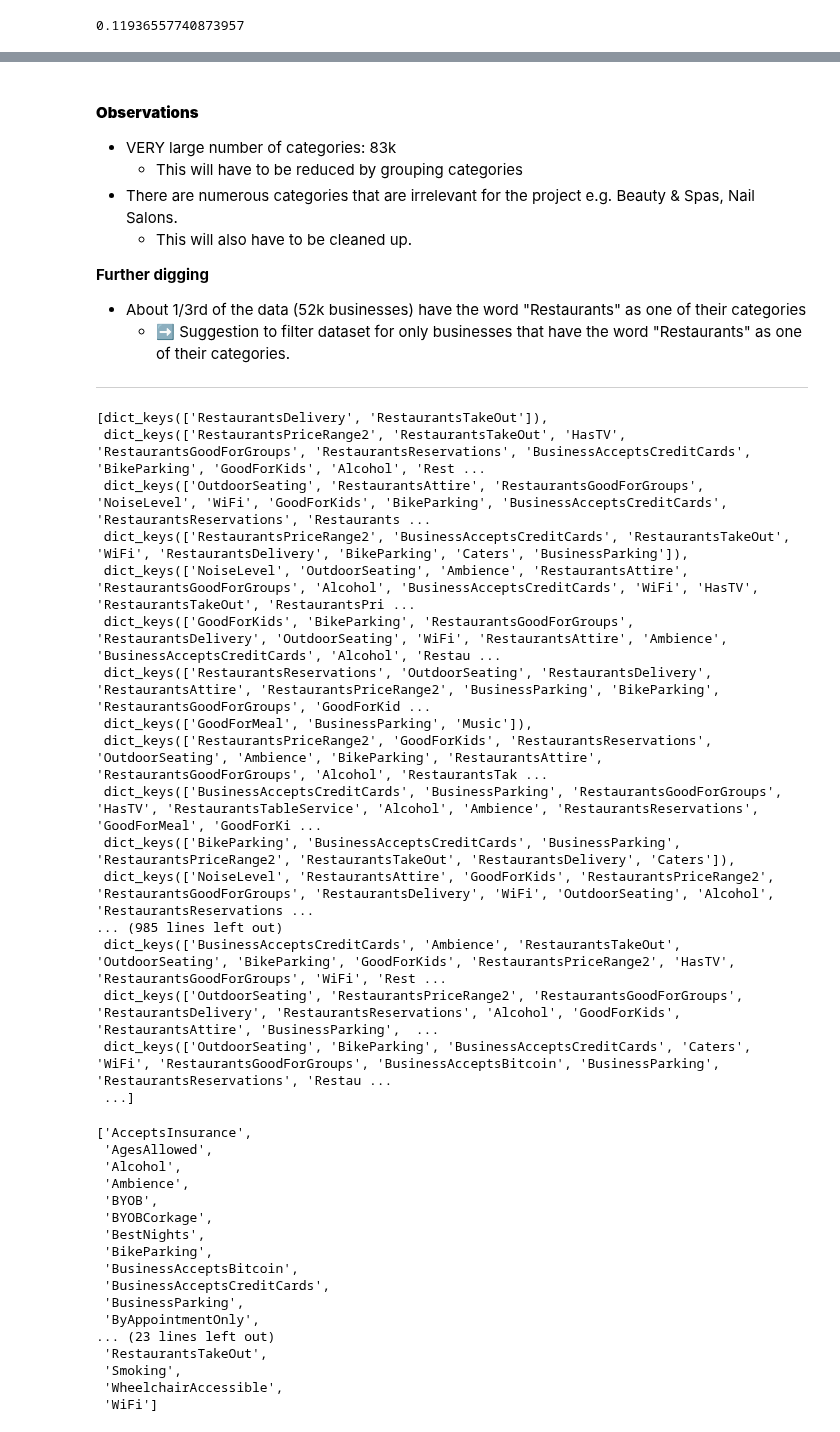
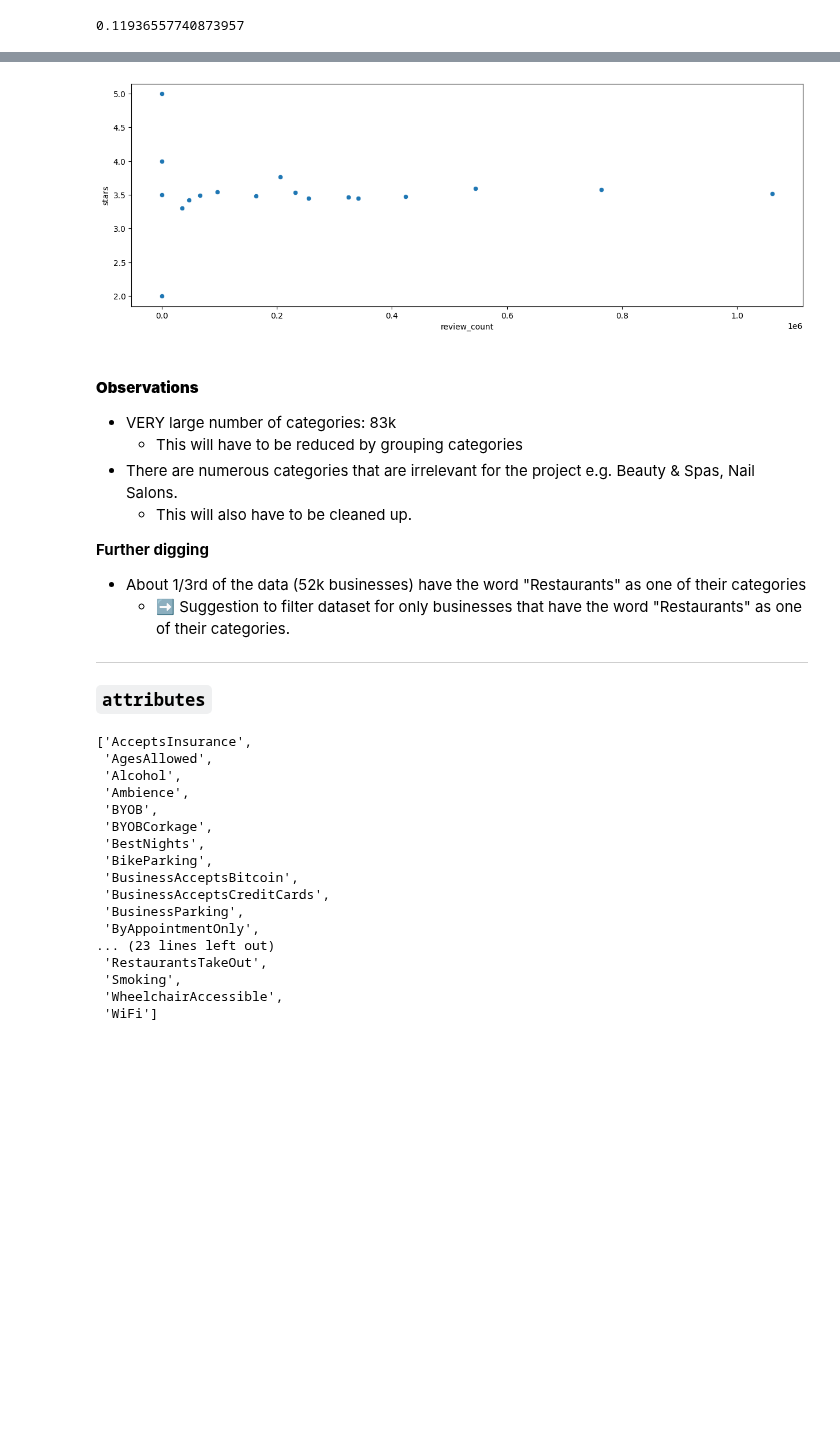
Before and after one commit to Dimasaur/scorecast, a Jupyter notebook: eda/quentin_business_eda.ipynb, the cells around one changed output, grey strips where cells are left out. Drawn from its saved outputs; the diff is of its cells as text; code cells hidden in the pictures; blank space fills up the shorter version.

```diff
--- a/eda/quentin_business_eda.ipynb
+++ b/eda/quentin_business_eda.ipynb
@@ -237,3 +268,15 @@ Name: food_type, dtype: float64
+# %%
+mean_stars_per_state = pd.DataFrame(restaurants.groupby('state')['stars'].mean()).reset_index().sort_values('stars')
+num_reviews_per_state = pd.DataFrame(restaurants.groupby('state')['review_count'].sum()).reset_index().sort_values('review_count')
+
+mean_stars_and_review_count_per_state = mean_stars_per_state.merge(num_reviews_per_state, how='left', on='state')
+
+plt.figure(figsize=(15,5))
+sns.scatterplot(data=mean_stars_and_review_count_per_state,
+                x='review_count',
+                y='stars');
+# %% [output]
+[figure, added]
 # %% [markdown]
 #### __Observations__
 - VERY large number of categories: 83k
@@ -247,36 +290,8 @@ __Further digging__
   - ➡️ Suggestion to filter dataset for only businesses that have the word "Restaurants" as one of their categories.
 
 ---
+
+### `attributes`
-# %%
-restaurants_subset = restaurants.sample(5000, random_state=1)
-
-attributes_list = []
-
-# Iterate over the 'attributes' column
-for row in restaurants_subset['attributes']:
-    if isinstance(row, dict):  # Check if the row is a dictionary
-        attributes_list.append(row.keys())  # Add the keys to the set
-
-# Convert the set back to a list if needed
-attributes_list
-# %% [output]
-[dict_keys(['RestaurantsDelivery', 'RestaurantsTakeOut']),
- dict_keys(['RestaurantsPriceRange2', 'RestaurantsTakeOut', 'HasTV', 'RestaurantsGoodForGroups', 'RestaurantsReservations', 'BusinessAcceptsCreditCards', 'BikeParking', 'GoodForKids', 'Alcohol', 'Rest ...
- dict_keys(['OutdoorSeating', 'RestaurantsAttire', 'RestaurantsGoodForGroups', 'NoiseLevel', 'WiFi', 'GoodForKids', 'BikeParking', 'BusinessAcceptsCreditCards', 'RestaurantsReservations', 'Restaurants ...
- dict_keys(['RestaurantsPriceRange2', 'BusinessAcceptsCreditCards', 'RestaurantsTakeOut', 'WiFi', 'RestaurantsDelivery', 'BikeParking', 'Caters', 'BusinessParking']),
- dict_keys(['NoiseLevel', 'OutdoorSeating', 'Ambience', 'RestaurantsAttire', 'RestaurantsGoodForGroups', 'Alcohol', 'BusinessAcceptsCreditCards', 'WiFi', 'HasTV', 'RestaurantsTakeOut', 'RestaurantsPri ...
- dict_keys(['GoodForKids', 'BikeParking', 'RestaurantsGoodForGroups', 'RestaurantsDelivery', 'OutdoorSeating', 'WiFi', 'RestaurantsAttire', 'Ambience', 'BusinessAcceptsCreditCards', 'Alcohol', 'Restau ...
- dict_keys(['RestaurantsReservations', 'OutdoorSeating', 'RestaurantsDelivery', 'RestaurantsAttire', 'RestaurantsPriceRange2', 'BusinessParking', 'BikeParking', 'RestaurantsGoodForGroups', 'GoodForKid ...
- dict_keys(['GoodForMeal', 'BusinessParking', 'Music']),
- dict_keys(['RestaurantsPriceRange2', 'GoodForKids', 'RestaurantsReservations', 'OutdoorSeating', 'Ambience', 'BikeParking', 'RestaurantsAttire', 'RestaurantsGoodForGroups', 'Alcohol', 'RestaurantsTak ...
- dict_keys(['BusinessAcceptsCreditCards', 'BusinessParking', 'RestaurantsGoodForGroups', 'HasTV', 'RestaurantsTableService', 'Alcohol', 'Ambience', 'RestaurantsReservations', 'GoodForMeal', 'GoodForKi ...
- dict_keys(['BikeParking', 'BusinessAcceptsCreditCards', 'BusinessParking', 'RestaurantsPriceRange2', 'RestaurantsTakeOut', 'RestaurantsDelivery', 'Caters']),
- dict_keys(['NoiseLevel', 'RestaurantsAttire', 'GoodForKids', 'RestaurantsPriceRange2', 'RestaurantsGoodForGroups', 'RestaurantsDelivery', 'WiFi', 'OutdoorSeating', 'Alcohol', 'RestaurantsReservations ...
-... (985 lines left out)
- dict_keys(['BusinessAcceptsCreditCards', 'Ambience', 'RestaurantsTakeOut', 'OutdoorSeating', 'BikeParking', 'GoodForKids', 'RestaurantsPriceRange2', 'HasTV', 'RestaurantsGoodForGroups', 'WiFi', 'Rest ...
- dict_keys(['OutdoorSeating', 'RestaurantsPriceRange2', 'RestaurantsGoodForGroups', 'RestaurantsDelivery', 'RestaurantsReservations', 'Alcohol', 'GoodForKids', 'RestaurantsAttire', 'BusinessParking',  ...
- dict_keys(['OutdoorSeating', 'BikeParking', 'BusinessAcceptsCreditCards', 'Caters', 'WiFi', 'RestaurantsGoodForGroups', 'BusinessAcceptsBitcoin', 'BusinessParking', 'RestaurantsReservations', 'Restau ...
- ...]
 # %%
 # Create subset of restaurants
 restaurants_subset = restaurants.sample(5000, random_state=1).reset_index()
```
Also changed, not shown: parts of 70 cells of this notebook, 1 other file.
